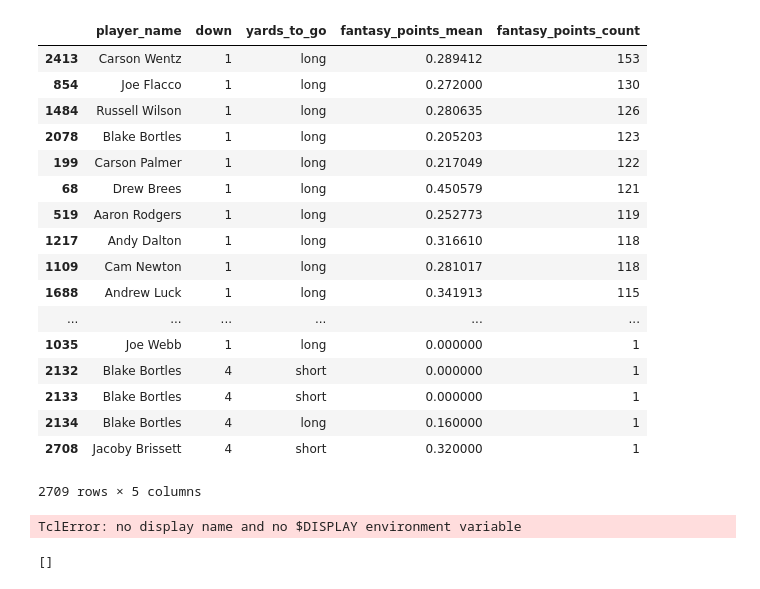
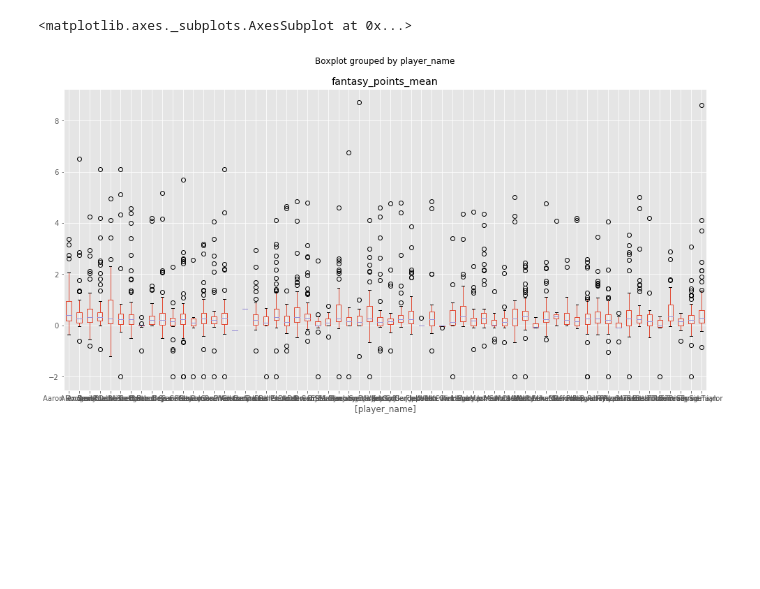
Before and after one commit to stevenkim/seattle_showdown, a Jupyter notebook: notebooks/playing_around_with_data.ipynb, the cells around one changed output. Saved outputs shown, nothing was run; the diff lists cells and outputs as text; code cells hidden in the pictures; blank space fills up the shorter version.

```diff
--- a/notebooks/playing_around_with_data.ipynb
+++ b/notebooks/playing_around_with_data.ipynb
@@ -24,5 +47,3 @@ Name: std, dtype: float64
 # %%
-avg = pd.read_csv('../data/2016_17_Regular/qb_season_averages.csv')
-qbs = pd.read_csv('../data/2016_17_Regular/qb_season_averages_by_player.csv')
-
-pd.merge(qbs, avg, on=['down', 'yardline', 'yards_to_go'])[['player_name', 'player_id', 'down', 'yardline', 'yards_to_go', 'fantasy_points_mean_x', 'fantasy_points_mean_y']]
+df = pd.read_csv('../data/2016_17_Regular/qb_averages_by_player_17.csv',
+                 index_col=['player_name', 'player_id', 'down', 'yardline', 'yards_to_go'])
@@ -48,37 +50,9 @@ pd.merge(qbs, avg, on=['down', 'yardline', 'yards_to_go'])[['player_name', 'play
-# %%
-players = pd.read_csv('../data/2016_17_Regular/qb_season_averages_by_player.csv')
-players.sort_values('fantasy_points_count', ascending=False)[['player_name', 'down', 'yards_to_go', 'fantasy_points_mean', 'fantasy_points_count']]
-# %% [output]
-|  | player_name | down | yards_to_go | fantasy_points_mean | fantasy_points_count |
-| 2413 | Carson Wentz | 1 | long | 0.289412 | 153 |
-| 854 | Joe Flacco | 1 | long | 0.272000 | 130 |
-| 1484 | Russell Wilson | 1 | long | 0.280635 | 126 |
-| 2078 | Blake Bortles | 1 | long | 0.205203 | 123 |
-| 199 | Carson Palmer | 1 | long | 0.217049 | 122 |
-| 68 | Drew Brees | 1 | long | 0.450579 | 121 |
-| 519 | Aaron Rodgers | 1 | long | 0.252773 | 119 |
-| 1217 | Andy Dalton | 1 | long | 0.316610 | 118 |
-| 1109 | Cam Newton | 1 | long | 0.281017 | 118 |
-| 1688 | Andrew Luck | 1 | long | 0.341913 | 115 |
-| ... | ... | ... | ... | ... | ... |
-| 1035 | Joe Webb | 1 | long | 0.000000 | 1 |
-| 2132 | Blake Bortles | 4 | short | 0.000000 | 1 |
-| 2133 | Blake Bortles | 4 | short | 0.000000 | 1 |
-| 2134 | Blake Bortles | 4 | long | 0.160000 | 1 |
-| 2708 | Jacoby Brissett | 4 | short | 0.320000 | 1 |
-2709 rows × 5 columns
-# %%
-dvoa = pd.read_csv('../data/2016_17_Regular/qb_season_dvoa.csv', index_col=['player_name','player_id'])
-dvoa.sort_values('fdvoa_avg', ascending=False)[dvoa['fantasy_points_count_x'] > 100].plot()
-# %% [output]
-TclError: no display name and no $DISPLAY environment variable
-# %%
-import nfldb
-db = nfldb.connect()
-q = (nfldb.Query(db)
-    .game(season_year=2017,
-        week=3, season_type='Regular')
-    .as_games())
-q
-# %% [output]
-[]
+# %%
+df = df.sort_index(level=['player_name', 'player_id', 'down', 'yardline', 'yards_to_go'])
+#df.loc[(slice(None), slice(None), [1], ['midfield']), :].\
+#    sort_values('fantasy_points_mean', ascending=False)[['fantasy_points_mean', 'fantasy_points_diff_mean','fantasy_points_count']]
+
+df[['fantasy_points_mean']].boxplot(by=['player_name'])
+# %% [output]
+<matplotlib.axes._subplots.AxesSubplot at 0x...>
+[figure, added]
```
Also changed, not shown: parts of 5 cells of this notebook, 3 other files.
